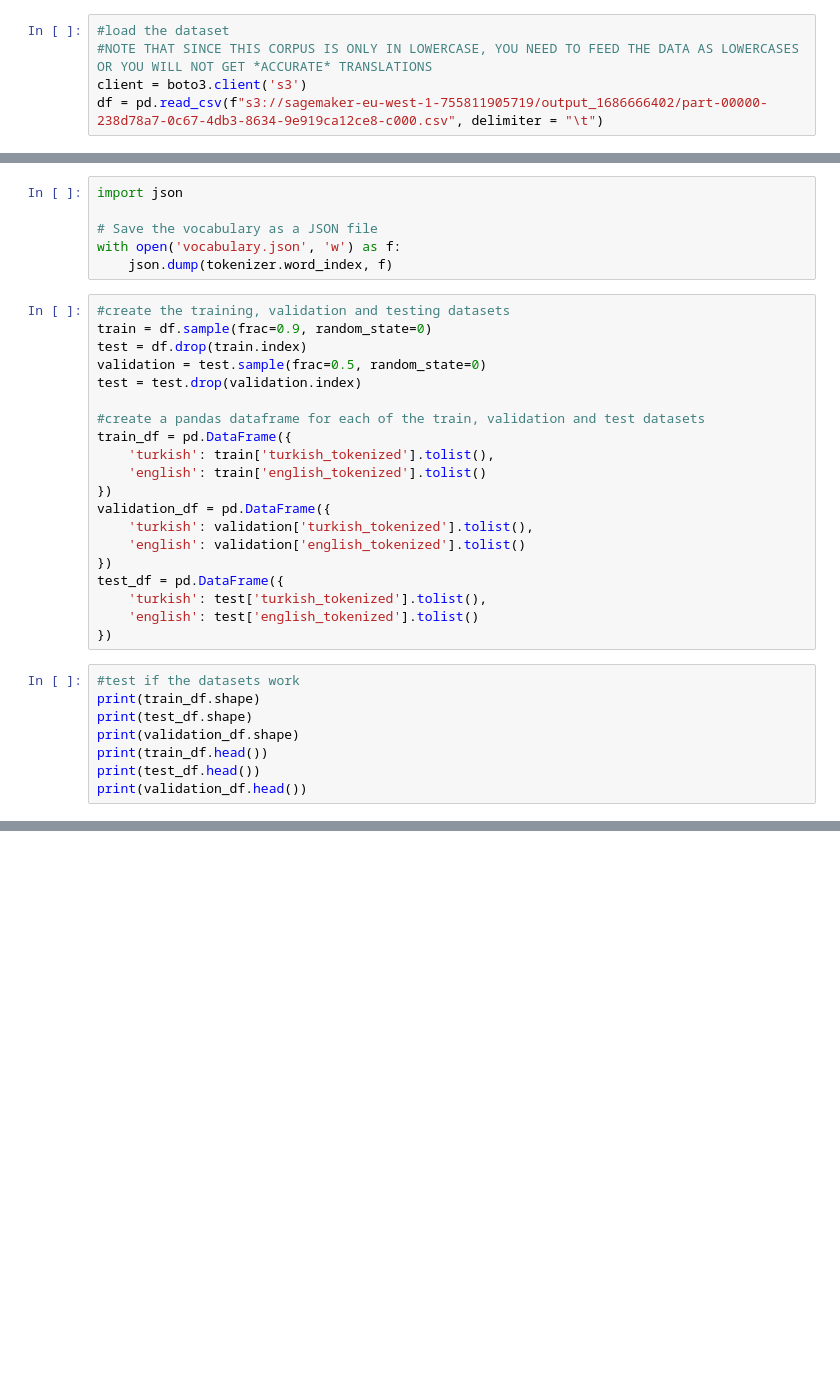
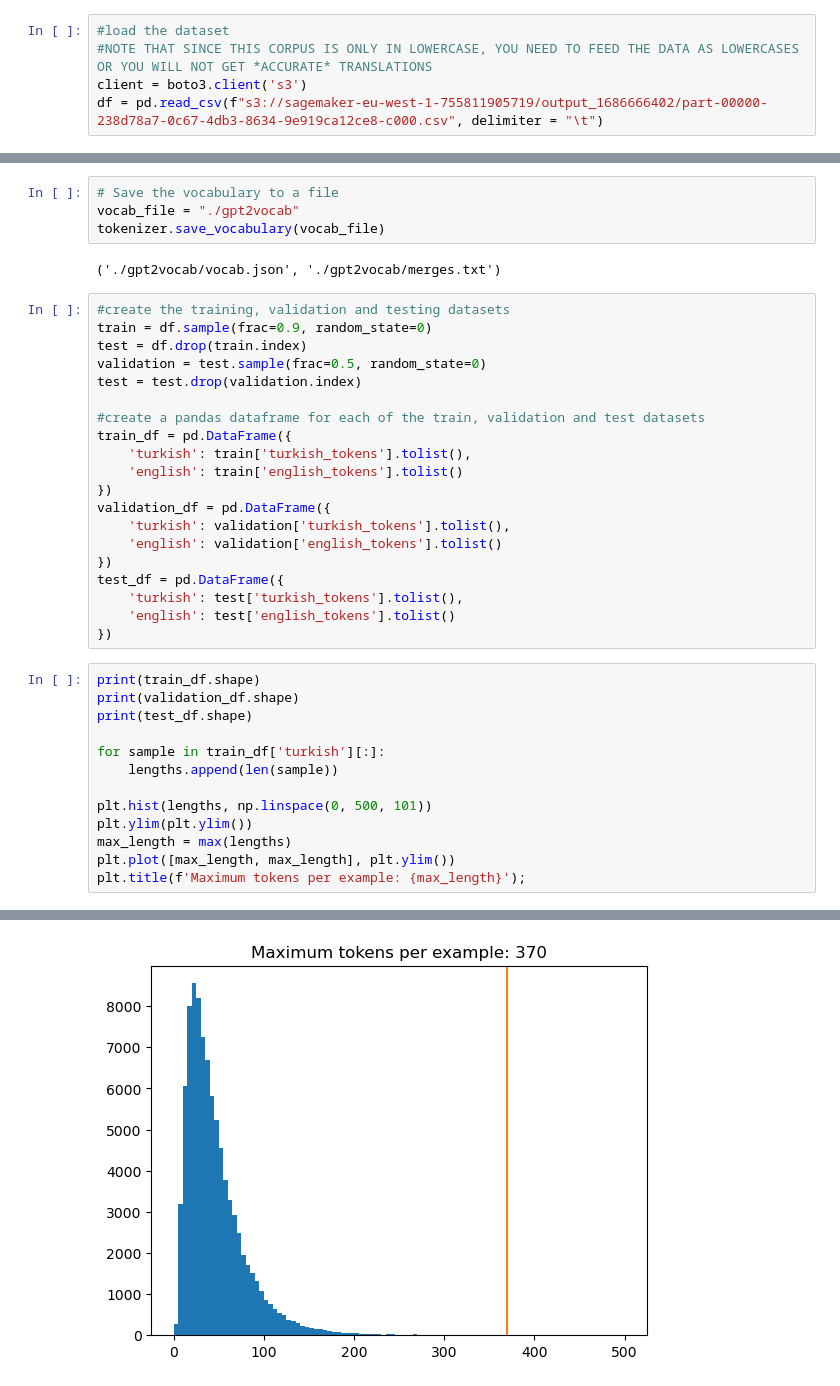
Before and after one commit to Tezzish/awsome-nlp, a Jupyter notebook: Model/training(3).ipynb, the cells around one changed output, grey strips where cells are left out. Cells and saved outputs as stored; diff of their text form; blank space fills up the shorter version.

Commit message:
changing from tensorflow to pytorch + tokenization and other preprocessing

```diff
--- a/Model/training(3).ipynb
+++ b/Model/training(3).ipynb
@@ -98,9 +119,9 @@ print(df.head())
 # %%
-import json
-
-# Save the vocabulary as a JSON file
-with open('vocabulary.json', 'w') as f:
-    json.dump(tokenizer.word_index, f)
+# Save the vocabulary to a file
+vocab_file = "./gpt2vocab"
+tokenizer.save_vocabulary(vocab_file)
+# %% [output]
+('./gpt2vocab/vocab.json', './gpt2vocab/merges.txt')
 # %%
 #create the training, validation and testing datasets
 train = df.sample(frac=0.9, random_state=0)
@@ -110,25 +131,30 @@ test = test.drop(validation.index)
 
 #create a pandas dataframe for each of the train, validation and test datasets
 train_df = pd.DataFrame({
-    'turkish': train['turkish_tokenized'].tolist(),
-    'english': train['english_tokenized'].tolist()
+    'turkish': train['turkish_tokens'].tolist(),
+    'english': train['english_tokens'].tolist()
 })
 validation_df = pd.DataFrame({
-    'turkish': validation['turkish_tokenized'].tolist(),
-    'english': validation['english_tokenized'].tolist()
+    'turkish': validation['turkish_tokens'].tolist(),
+    'english': validation['english_tokens'].tolist()
 })
 test_df = pd.DataFrame({
-    'turkish': test['turkish_tokenized'].tolist(),
-    'english': test['english_tokenized'].tolist()
+    'turkish': test['turkish_tokens'].tolist(),
+    'english': test['english_tokens'].tolist()
 })
 # %%
-#test if the datasets work
 print(train_df.shape)
+print(validation_df.shape)
 print(test_df.shape)
-print(validation_df.shape)
-print(train_df.head())
-print(test_df.head())
-print(validation_df.head())
+
+for sample in train_df['turkish'][:]:
+    lengths.append(len(sample))
+
+plt.hist(lengths, np.linspace(0, 500, 101))
+plt.ylim(plt.ylim())
+max_length = max(lengths)
+plt.plot([max_length, max_length], plt.ylim())
+plt.title(f'Maximum tokens per example: {max_length}');
 # %% [output]
 (45000, 2)
 (2500, 2)
@@ -150 +162,2 @@ print(validation_df.head())
+[figure, added]
 # %%
```
Also changed, not shown: parts of 6 cells of this notebook.
